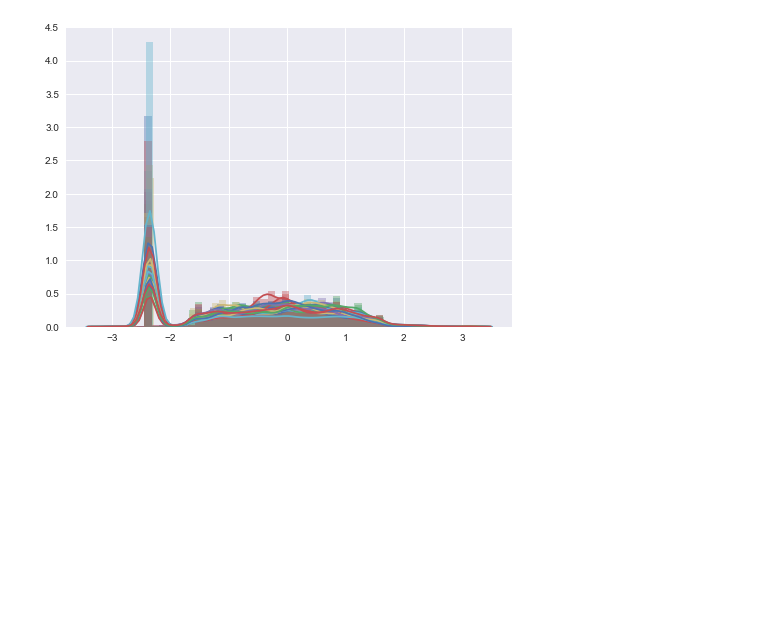
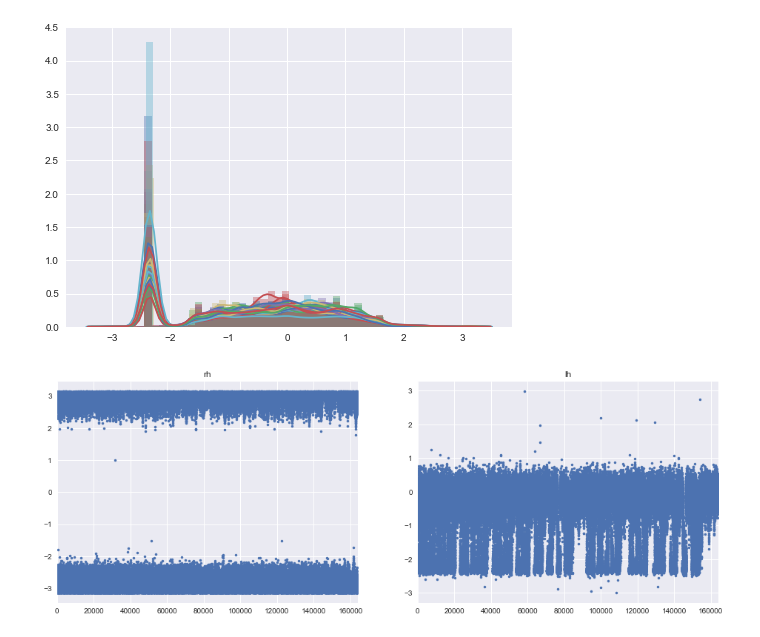
Before and after one commit to gkaguirrelab/extremeRetinotopy, a Jupyter notebook: fsAverage.ipynb, the cells around one changed output. Saved outputs shown, nothing was run; the diff lists cells and outputs as text; code cells hidden in the pictures; blank space fills up the shorter version.

```diff
--- a/fsAverage.ipynb
+++ b/fsAverage.ipynb
@@ -215,3 +241,11 @@ for sess in session_paths:
     sb.distplot(img);
 # %% [output]
 [figure]
+# %%
+plt.figure(figsize=(16.0, 5.5))
+ax1 = plt.subplot(1, 2, 1)
+ax2 = plt.subplot(1, 2, 2)
+polar_angle['rh'].plot(title="rh", ax=ax1, style=['.']);
+polar_angle['lh'].plot(title="lh", ax=ax2, style=['.']);
+# %% [output]
+[figure, added]
```
Also changed, not shown: parts of 6 cells of this notebook.
